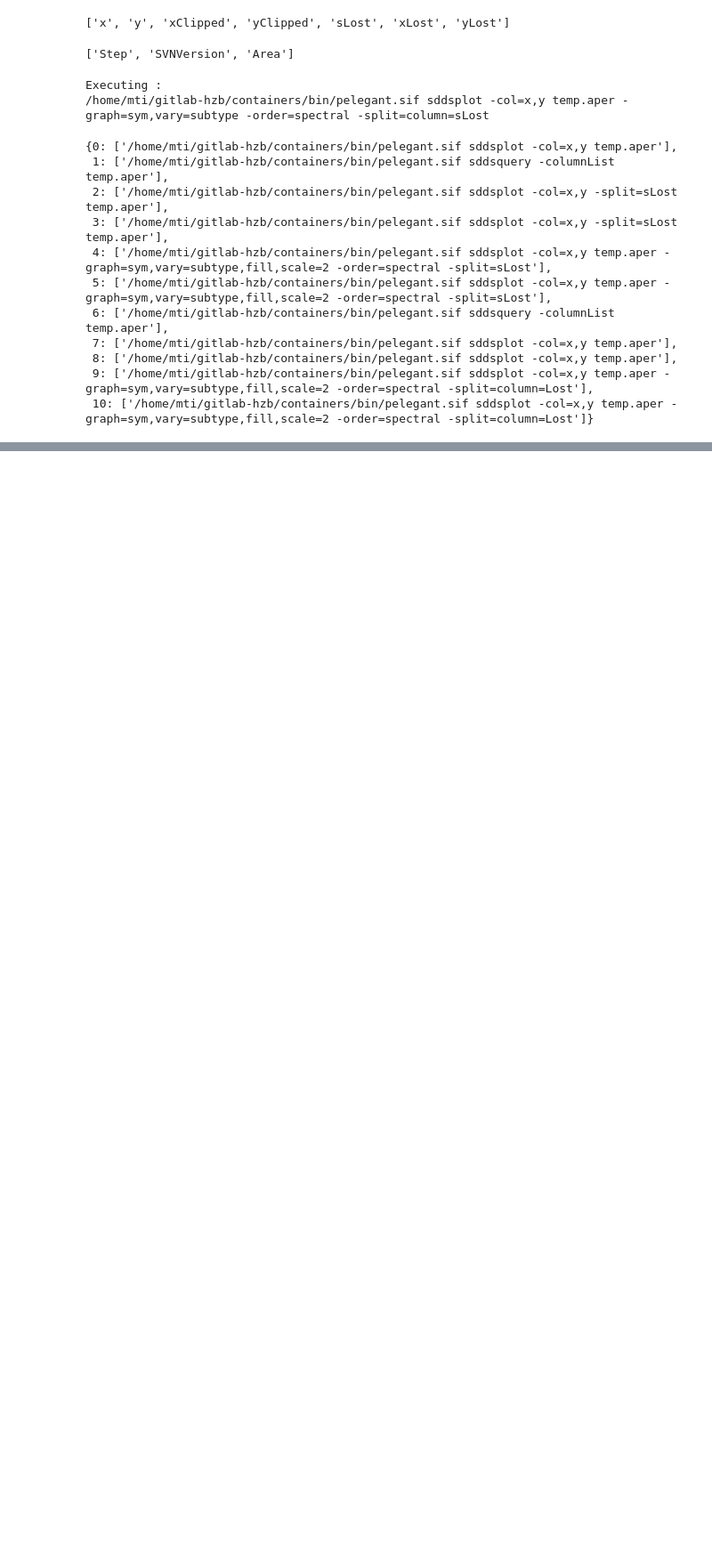
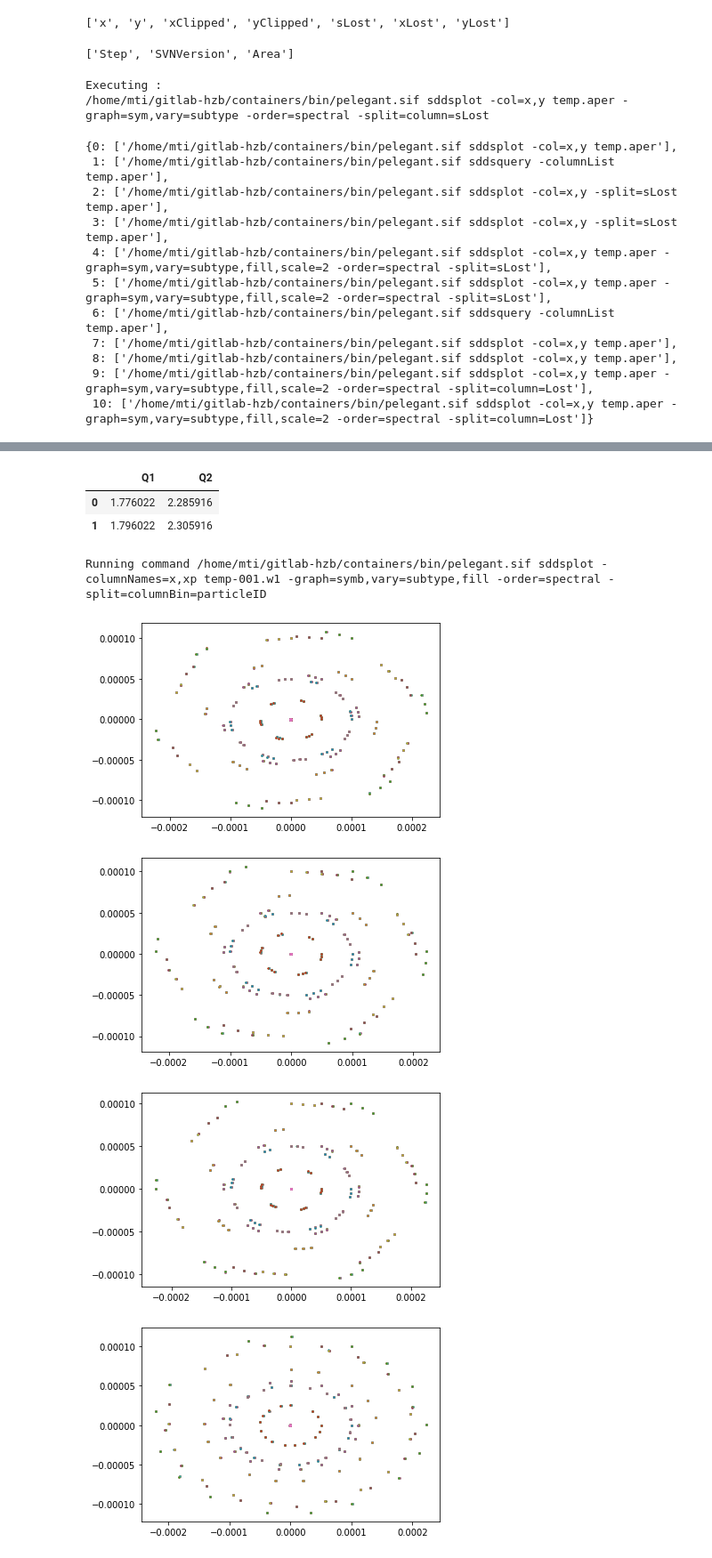
Before and after one commit to tomerten/PyElegantSDDS, a Jupyter notebook: docs/notebook/Tutorial_ElegantRun.ipynb, the cells around one changed output, grey strips where cells are left out. Shown: that part at 89% size. Saved outputs shown, nothing was run; the diff lists cells and outputs as text; code cells hidden in the pictures; blank space fills up the shorter version.

```diff
--- a/docs/notebook/Tutorial_ElegantRun.ipynb
+++ b/docs/notebook/Tutorial_ElegantRun.ipynb
@@ -803,0 +838,3 @@ sddsp.command_history
+# %%
+sdds = SDDS(sif, "temp-001.wq",0)
+sdds.process_scan()
@@ -803,0 +846,3 @@ sddsp.command_history
+# %%
+data = sdds.readParticleData()
+data
@@ -803,0 +869,35 @@ sddsp.command_history
+# %%
+sdds.getColumnValues()
+# %% [output]
+|  | Q1 | Q2 |
+| 0 | 1.776022 | 2.285916 |
+| 1 | 1.796022 | 2.305916 |
+# %%
+# quick plot
+sddsp = SDDS(sif,"temp-001.wq",0)
+
+sddsp.sddsplot_base(
+    columnNames="x,xp",
+    file="temp-001.w1",
+#     scale="-1e-4,1e-4,0,0",
+    graph="symb,vary=subtype,fill",
+    order="spectral",
+    split="columnBin=particleID",
+#     device='png',
+#     output="FODO_multi_particle_rectangular2.png"
+)
+# %% [output]
+Running command /home/mti/gitlab-hzb/containers/bin/pelegant.sif sddsplot -columnNames=x,xp temp-001.w1 -graph=symb,vary=subtype,fill -order=spectral -split=columnBin=particleID
+# %%
+import matplotlib.pyplot as plt
+
+for i in [1.0*n for n in range(1,23)]:
+    for name, group in data.loc[data.step==i].groupby("particleID"):
+        plt.scatter(group["x"],group["xp"],s=1, label=name)
+    #plt.xlim(-1,1)
+    plt.show()
+# %% [output]
+[figure, added]
+[figure, added]
+[figure, added]
+[figure, added]
```
Also changed, not shown: parts of 12 cells of this notebook, 28 other files.
